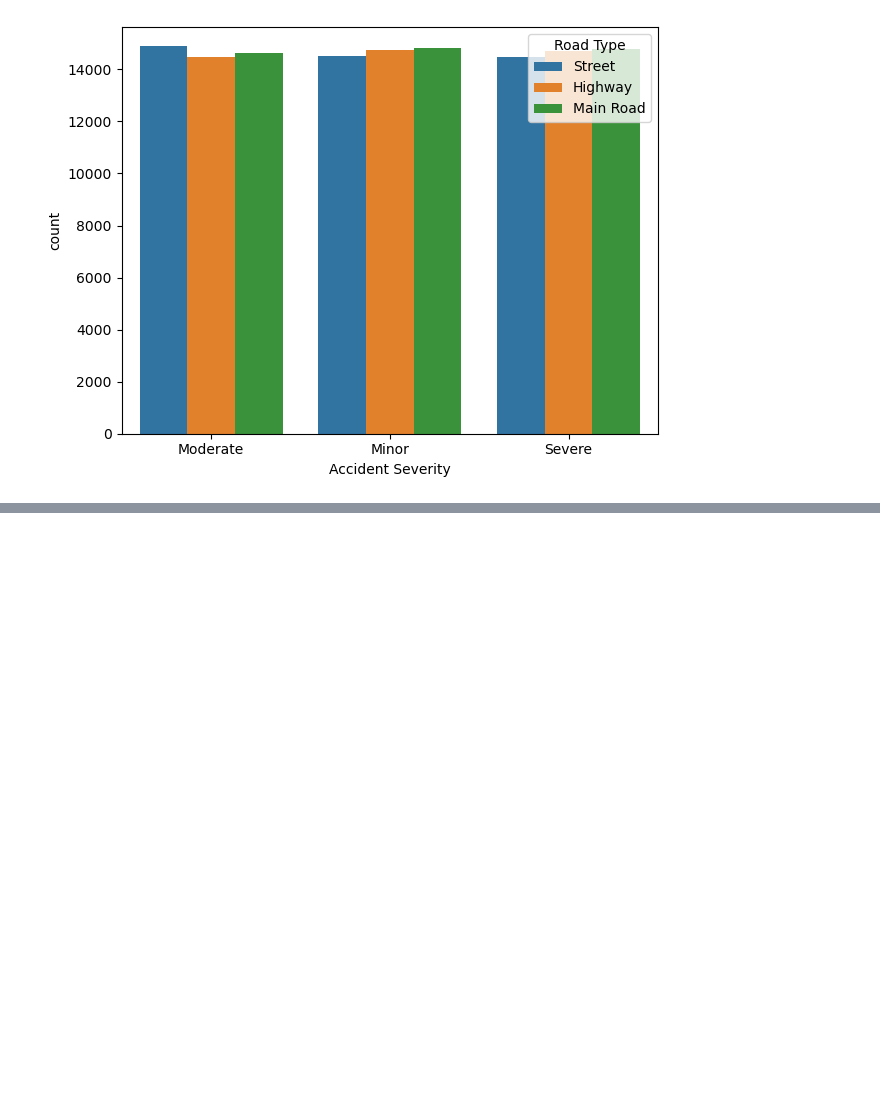
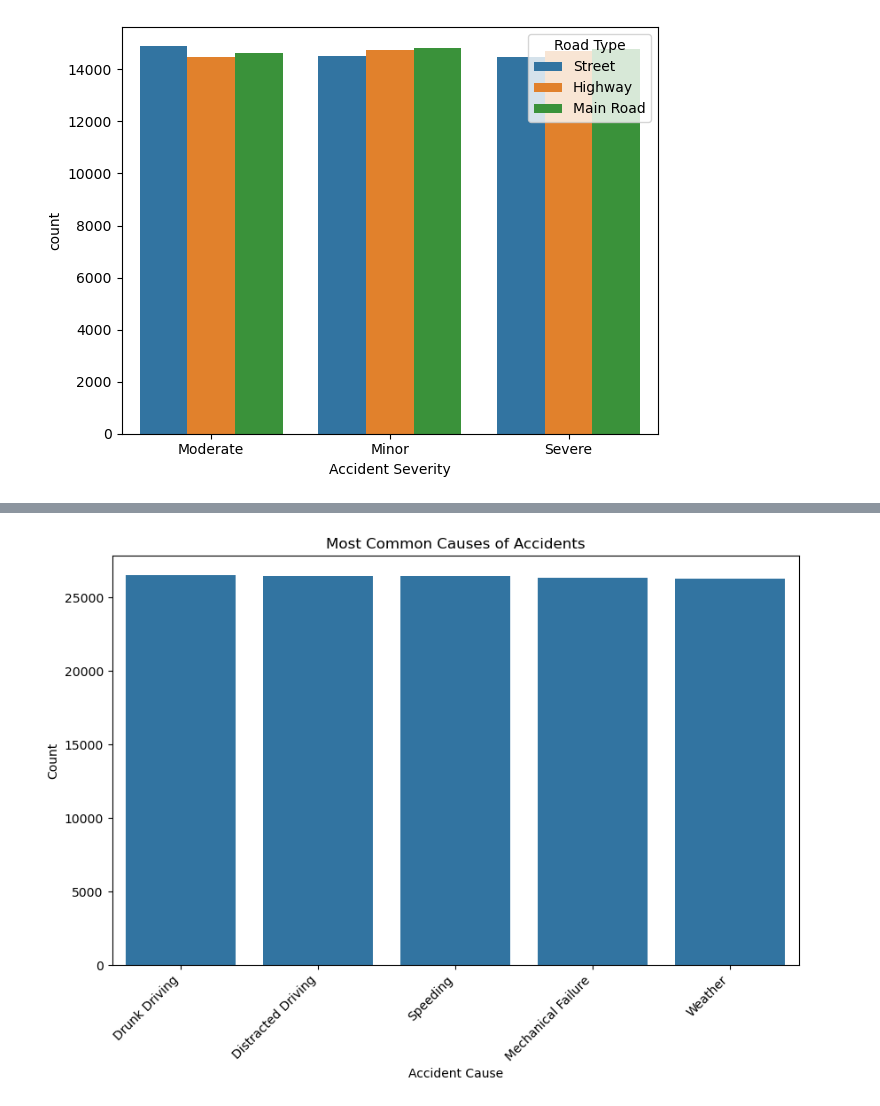
Before and after one commit to VictorAbhi/ml_learning, a Jupyter notebook: ml/python_libraries_for_data_science/road_accident.ipynb, the cells around one changed output, grey strips where cells are left out. Cells and saved outputs as stored; diff of their text form; code cells hidden in the pictures; blank space fills up the shorter version.

```diff
--- a/ml/python_libraries_for_data_science/road_accident.ipynb
+++ b/ml/python_libraries_for_data_science/road_accident.ipynb
@@ -146,0 +168,3 @@ plt.show()
+# %%
+accident_cause_counts = df['Accident Cause'].value_counts()
+accident_cause_counts
@@ -146,0 +202,10 @@ plt.show()
+# %%
+plt.figure(figsize=(10, 6))
+sns.barplot(x=accident_cause_counts.index, y=accident_cause_counts.values)
+plt.xticks(rotation=45, ha='right')
+plt.title('Most Common Causes of Accidents')
+plt.xlabel('Accident Cause')
+plt.ylabel('Count')
+plt.show()
+# %% [output]
+[figure, added]
```
Also changed, not shown: parts of 9 cells of this notebook, 4 other files.
